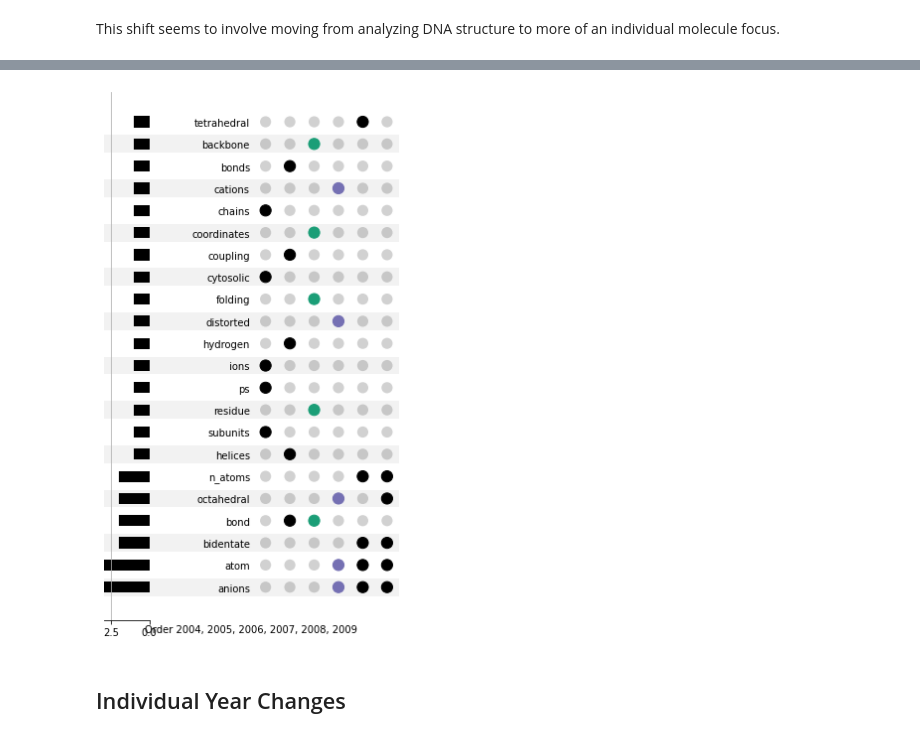
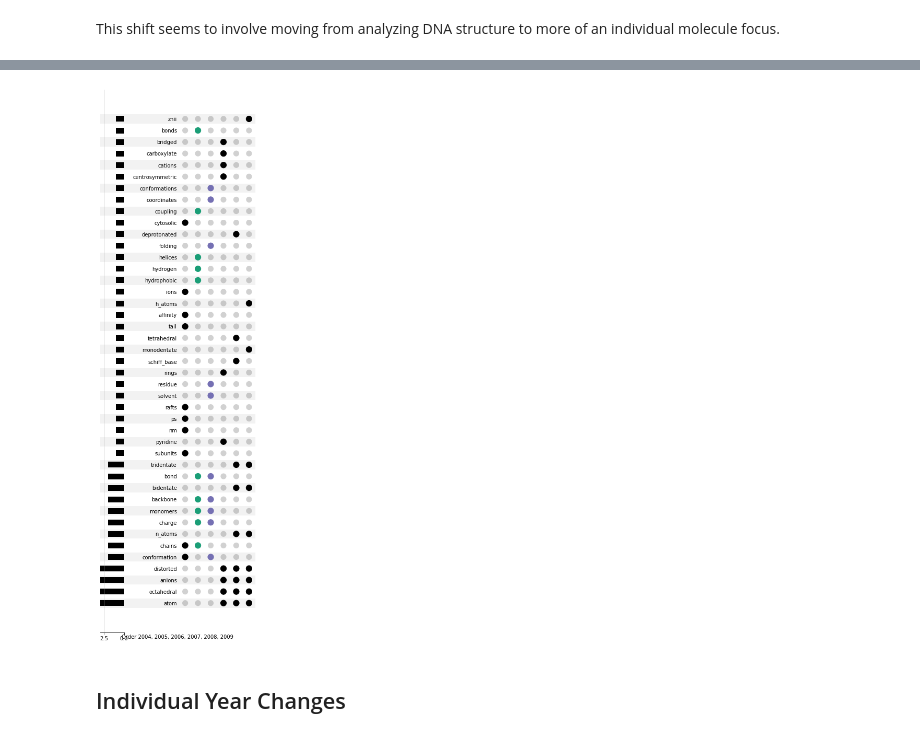
Before and after one commit to greenelab/biovectors, a Jupyter notebook: bayesian_changepoint_detection_experiment/03_changepoint_exploration_experiment.ipynb, the cells around one changed output, grey strips where cells are left out. Saved outputs shown, nothing was run; the diff lists cells and outputs as text; code cells hidden in the pictures.

```diff
--- a/bayesian_changepoint_detection_experiment/03_changepoint_exploration_experiment.ipynb
+++ b/bayesian_changepoint_detection_experiment/03_changepoint_exploration_experiment.ipynb
@@ -305,7 +318,7 @@ token_map = examine_words_at_timepoint_range(
     word_model_cutoff_map,
     [2004, 2005, 2006, 2007, 2008, 2009],
     tok="atoms",
-    topn=5,
+    topn=10,
 )
 token_map
 # %% [output]
@@ -318,21 +342,21 @@ token_map
 # %%
 tokens = from_memberships(token_map.values())
 fig = plt.figure(figsize=(11, 8))
 upset = UpSet(
     tokens,
     with_lines=False,
     show_counts=False,
     sort_by="cardinality",
     intersection_plot_elements=0,
 )
 upset.style_subsets(present="backbone", facecolor="#1b9e77")
-upset.style_subsets(present="cations", facecolor="#7570b3")
+upset.style_subsets(present="folding", facecolor="#7570b3")
 axes = UpSet.plot(upset, fig=fig)
 axes["shading"].set_xlabel("Order 2004, 2005, 2006, 2007, 2008, 2009")
 fig.savefig(f"{str(figure_output_path)}/atoms_changepoint.svg")
 fig.savefig(f"{str(figure_output_path)}/atoms_changepoint.png", dpi=500)
 # %% [output]
-[figure, old version]
+[figure, new version]
 # %% [markdown]
 ## Individual Year Changes
 # %% [markdown]
```
Also changed, not shown: parts of 22 cells of this notebook, 18 other files.
